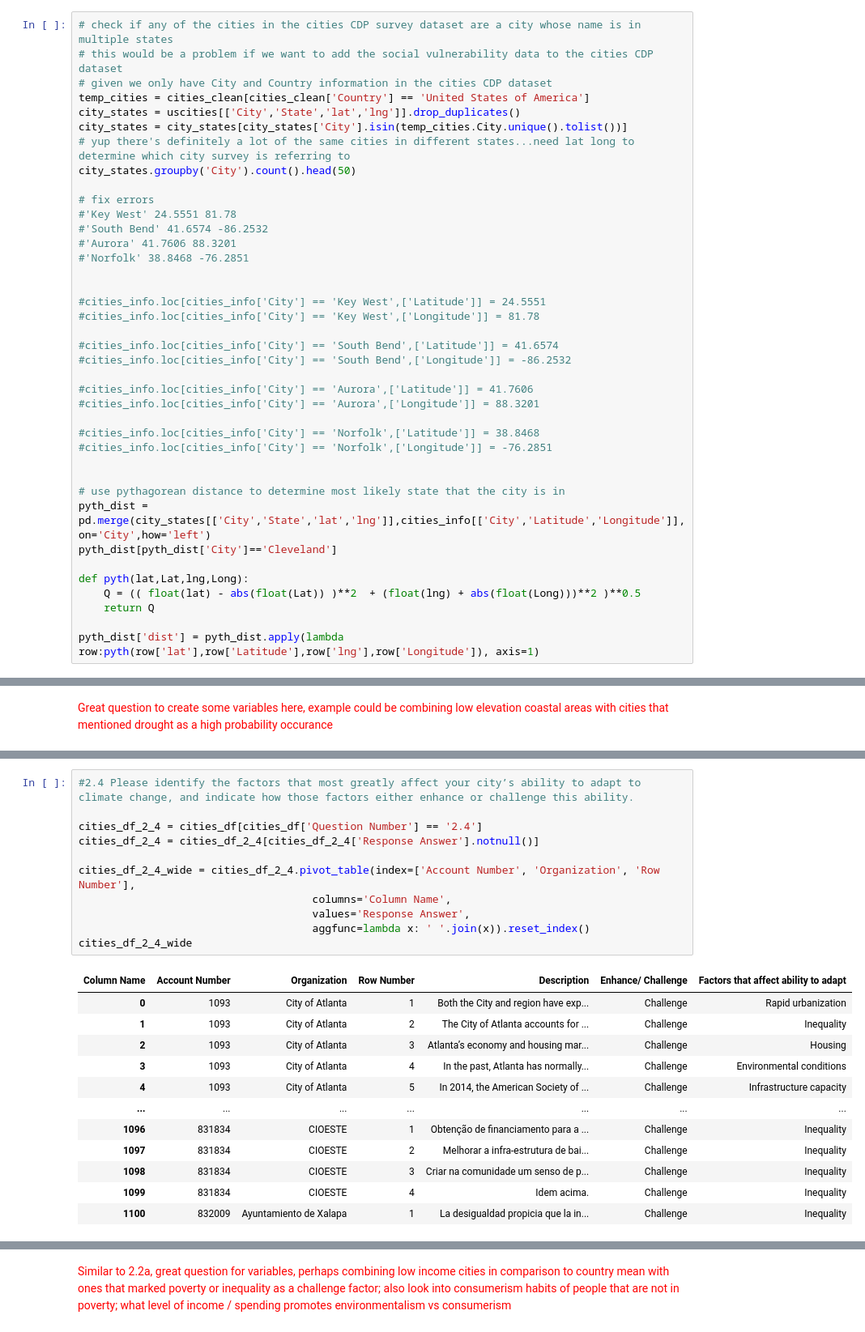
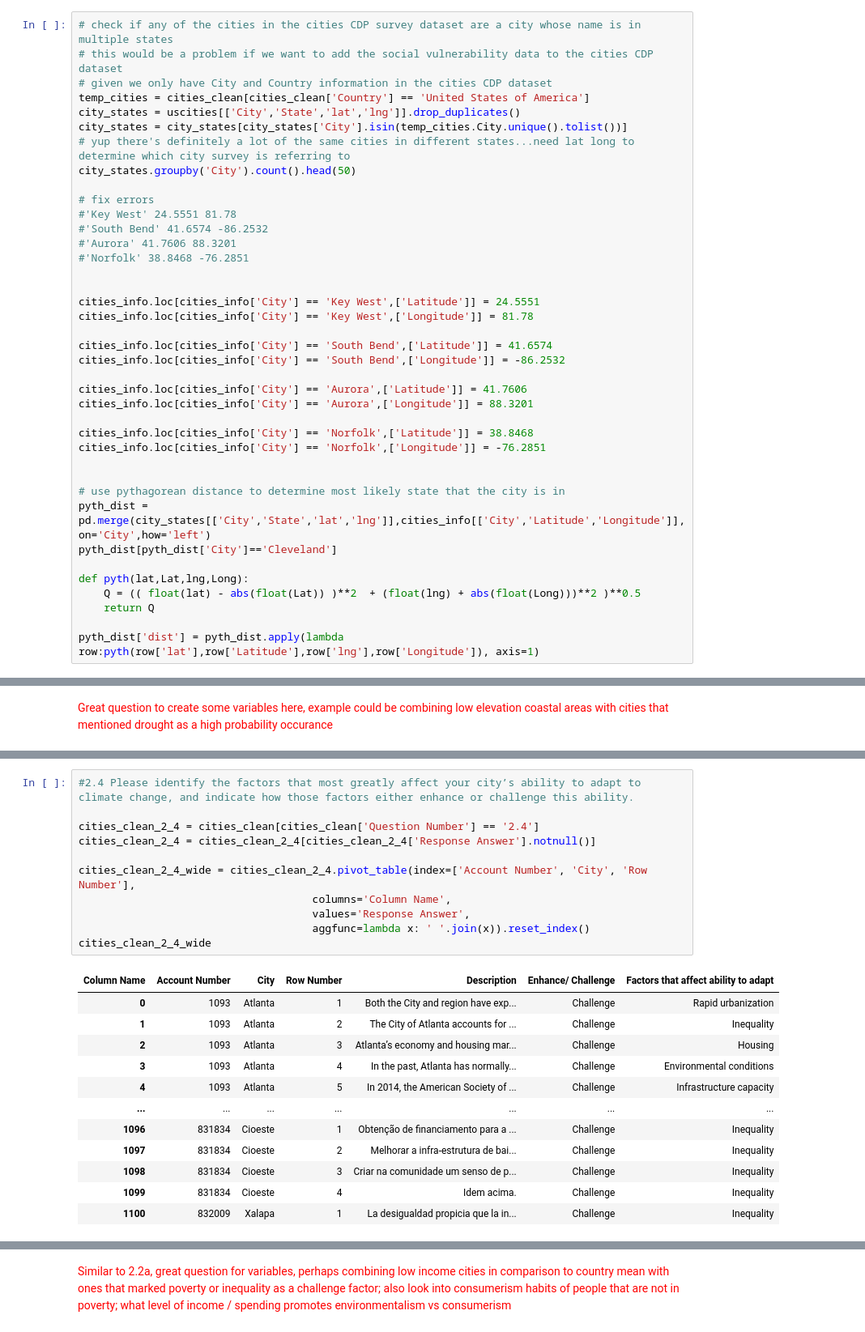
Before and after one commit to jenni4j/Climate_Dreamer_Pros, a Jupyter notebook: cities.ipynb, the cells around one changed output, grey strips where cells are left out. Shown: that part at 81% size. Saved outputs shown, nothing was run; the diff lists cells and outputs as text.

```diff
--- a/cities.ipynb
+++ b/cities.ipynb
@@ -177,17 +177,17 @@ city_states.groupby('City').count().head(50)
 #'Norfolk' 38.8468 -76.2851
 
 
-#cities_info.loc[cities_info['City'] == 'Key West',['Latitude']] = 24.5551
-#cities_info.loc[cities_info['City'] == 'Key West',['Longitude']] = 81.78
+cities_info.loc[cities_info['City'] == 'Key West',['Latitude']] = 24.5551
+cities_info.loc[cities_info['City'] == 'Key West',['Longitude']] = 81.78
 
-#cities_info.loc[cities_info['City'] == 'South Bend',['Latitude']] = 41.6574
-#cities_info.loc[cities_info['City'] == 'South Bend',['Longitude']] = -86.2532
+cities_info.loc[cities_info['City'] == 'South Bend',['Latitude']] = 41.6574
+cities_info.loc[cities_info['City'] == 'South Bend',['Longitude']] = -86.2532
 
-#cities_info.loc[cities_info['City'] == 'Aurora',['Latitude']] = 41.7606
-#cities_info.loc[cities_info['City'] == 'Aurora',['Longitude']] = 88.3201
+cities_info.loc[cities_info['City'] == 'Aurora',['Latitude']] = 41.7606
+cities_info.loc[cities_info['City'] == 'Aurora',['Longitude']] = 88.3201
 
-#cities_info.loc[cities_info['City'] == 'Norfolk',['Latitude']] = 38.8468
-#cities_info.loc[cities_info['City'] == 'Norfolk',['Longitude']] = -76.2851
+cities_info.loc[cities_info['City'] == 'Norfolk',['Latitude']] = 38.8468
+cities_info.loc[cities_info['City'] == 'Norfolk',['Longitude']] = -76.2851
 
 
 # use pythagorean distance to determine most likely state that the city is in
@@ -489,27 +496,27 @@ cities_df[(cities_df['Question Number'] == '2.2a') & (cities_df['Column Number']
 # %%
 #2.4 Please identify the factors that most greatly affect your city’s ability to adapt to climate change, and indicate how those factors either enhance or challenge this ability.
 
-cities_df_2_4 = cities_df[cities_df['Question Number'] == '2.4']
-cities_df_2_4 = cities_df_2_4[cities_df_2_4['Response Answer'].notnull()]
+cities_clean_2_4 = cities_clean[cities_clean['Question Number'] == '2.4']
+cities_clean_2_4 = cities_clean_2_4[cities_clean_2_4['Response Answer'].notnull()]
 
-cities_df_2_4_wide = cities_df_2_4.pivot_table(index=['Account Number', 'Organization', 'Row Number'],
+cities_clean_2_4_wide = cities_clean_2_4.pivot_table(index=['Account Number', 'City', 'Row Number'],
                                      columns='Column Name',
                                      values='Response Answer',
                                      aggfunc=lambda x: ' '.join(x)).reset_index()
-cities_df_2_4_wide
+cities_clean_2_4_wide
 # %% [output]
-| Column Name | Account Number | Organization | Row Number | Description | Enhance/ Challenge | Factors that affect ability to adapt |
-| 0 | 1093 | City of Atlanta | 1 | Both the City and region have exp... | Challenge | Rapid urbanization |
-| 1 | 1093 | City of Atlanta | 2 | The City of Atlanta accounts for ... | Challenge | Inequality |
-| 2 | 1093 | City of Atlanta | 3 | Atlanta’s economy and housing mar... | Challenge | Housing |
-| 3 | 1093 | City of Atlanta | 4 | In the past, Atlanta has normally... | Challenge | Environmental conditions |
-| 4 | 1093 | City of Atlanta | 5 | In 2014, the American Society of ... | Challenge | Infrastructure capacity |
+| Column Name | Account Number | City | Row Number | Description | Enhance/ Challenge | Factors that affect ability to adapt |
+| 0 | 1093 | Atlanta | 1 | Both the City and region have exp... | Challenge | Rapid urbanization |
+| 1 | 1093 | Atlanta | 2 | The City of Atlanta accounts for ... | Challenge | Inequality |
+| 2 | 1093 | Atlanta | 3 | Atlanta’s economy and housing mar... | Challenge | Housing |
+| 3 | 1093 | Atlanta | 4 | In the past, Atlanta has normally... | Challenge | Environmental conditions |
+| 4 | 1093 | Atlanta | 5 | In 2014, the American Society of ... | Challenge | Infrastructure capacity |
 | ... | ... | ... | ... | ... | ... | ... |
-| 1096 | 831834 | CIOESTE | 1 | Obtenção de financiamento para a ... | Challenge | Inequality |
-| 1097 | 831834 | CIOESTE | 2 | Melhorar a infra-estrutura de bai... | Challenge | Inequality |
-| 1098 | 831834 | CIOESTE | 3 | Criar na comunidade um senso de p... | Challenge | Inequality |
-| 1099 | 831834 | CIOESTE | 4 | Idem acima. | Challenge | Inequality |
-| 1100 | 832009 | Ayuntamiento de Xalapa | 1 | La desigualdad propicia que la in... | Challenge | Inequality |
+| 1096 | 831834 | Cioeste | 1 | Obtenção de financiamento para a ... | Challenge | Inequality |
+| 1097 | 831834 | Cioeste | 2 | Melhorar a infra-estrutura de bai... | Challenge | Inequality |
+| 1098 | 831834 | Cioeste | 3 | Criar na comunidade um senso de p... | Challenge | Inequality |
+| 1099 | 831834 | Cioeste | 4 | Idem acima. | Challenge | Inequality |
+| 1100 | 832009 | Xalapa | 1 | La desigualdad propicia que la in... | Challenge | Inequality |
 1101 rows × 6 columns
 # %%
 #2.4 Please identify the factors that most greatly affect your city’s ability to adapt to climate change, and indicate how those factors either enhance or challenge this ability.
```
Also changed, not shown: parts of 25 cells of this notebook.
